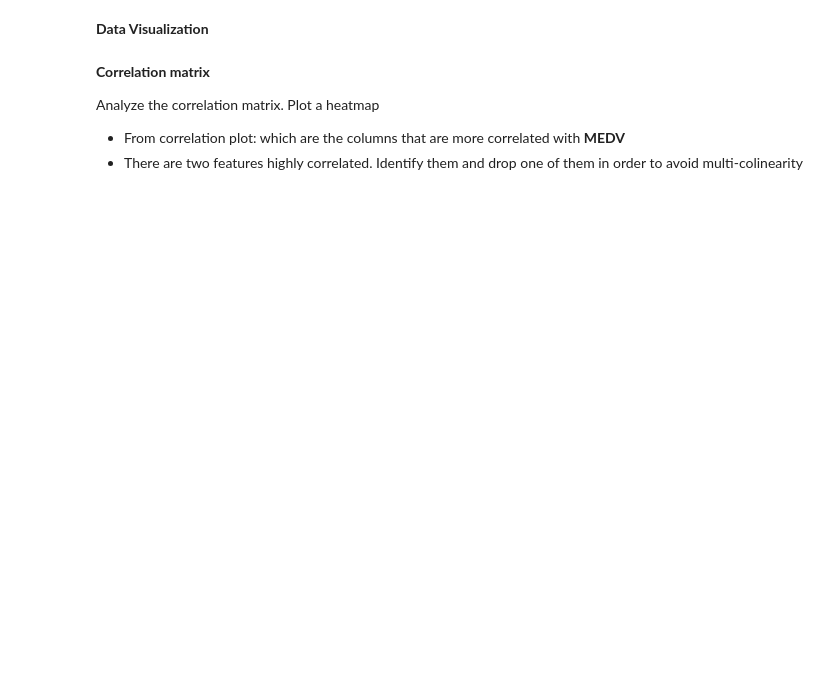
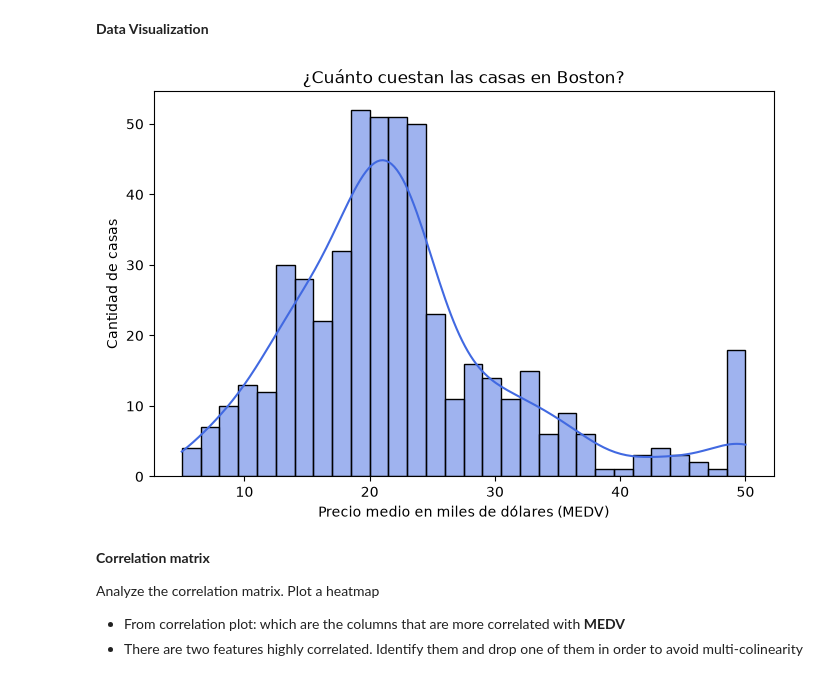
Before and after one commit to L4STR4/CURSO, a Jupyter notebook: 3-Machine_Learning/1-Supervisado/1-Regression/2-Polynomial_Regression/ejercicios/3 Polynomial_Regression.ipynb, the cells around one changed output. Saved outputs shown, nothing was run; the diff lists cells and outputs as text; code cells hidden in the pictures; blank space fills up the shorter version.

```diff
--- a/3-Machine_Learning/1-Supervisado/1-Regression/2-Polynomial_Regression/ejercicios/3 Polynomial_Regression.ipynb
+++ b/3-Machine_Learning/1-Supervisado/1-Regression/2-Polynomial_Regression/ejercicios/3 Polynomial_Regression.ipynb
@@ -38,2 +48,7 @@ I**mport the required Libraries**
 # %% [markdown]
 **Load the data into pandas dataframe . Load the Boston Housing DataSet from data/boston_house_prices.csv**
+# %%
+# Cargar el archivo CSV en la tabla 'df'
+# Nota: Si al ver la tabla la primera fila trae números raros en vez de los nombres, pon header=1
+df = pd.read_csv('data/boston_house_prices.csv', header=1)
+df.head()
@@ -44,5 +89,14 @@ Check for missing values in all the columns
 # %% [markdown]
 **Data Visualization**
+# %%
+plt.figure(figsize=(8, 5))
+sns.histplot(df['MEDV'], bins=30, kde=True, color='royalblue')
+plt.title("¿Cuánto cuestan las casas en Boston?")
+plt.xlabel("Precio medio en miles de dólares (MEDV)")
+plt.ylabel("Cantidad de casas")
+plt.show()
+# %% [output]
+[figure, added]
 # %% [markdown]
 **Correlation matrix**
 
```
Also changed, not shown: parts of 4 cells of this notebook, 1 other file.
